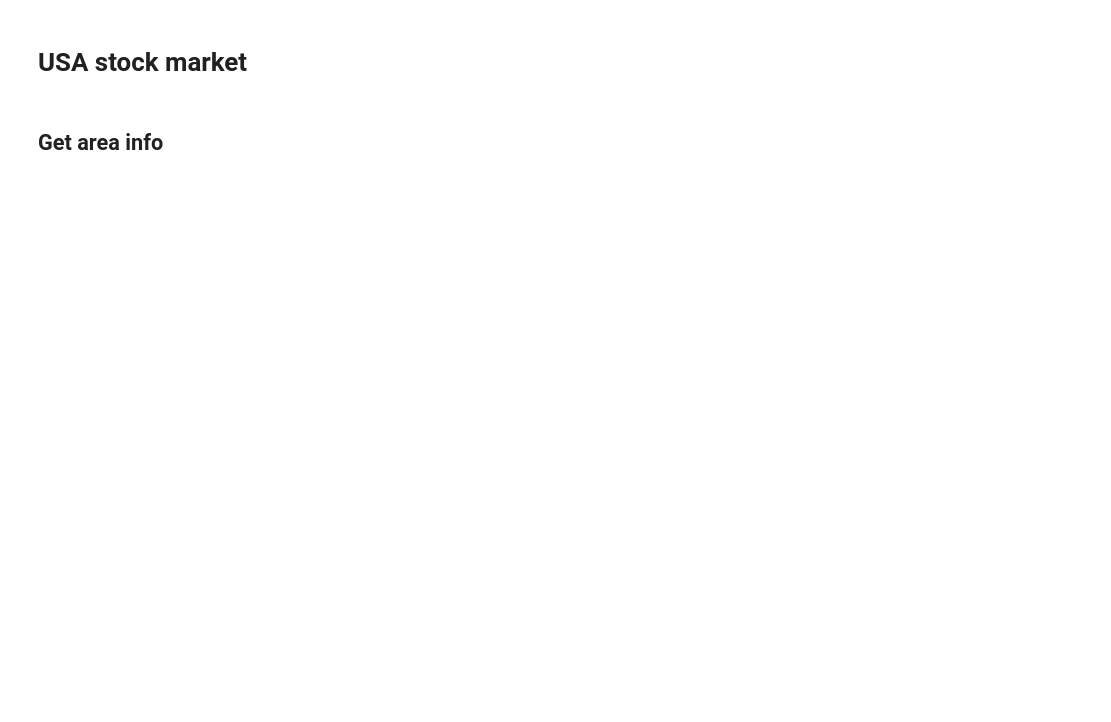
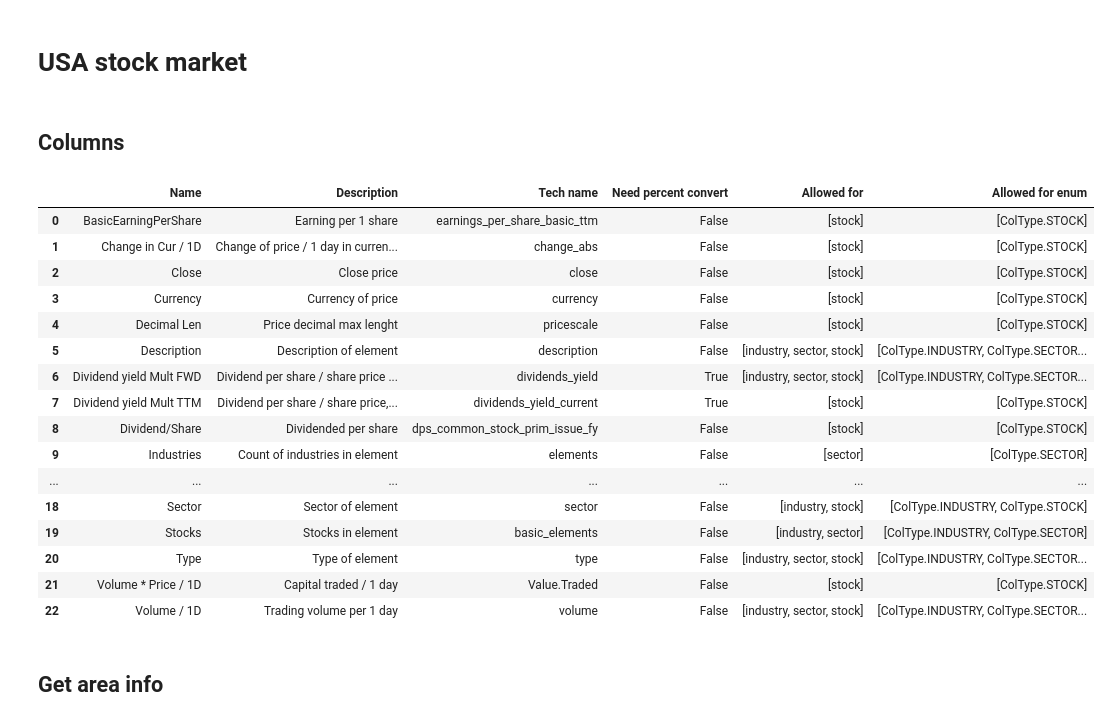
Before and after one commit to NNTrade/Tradingview.com-client, a Jupyter notebook: notebook/client_preview.ipynb, the cells around one changed output. Cells and saved outputs as stored; diff of their text form; code cells hidden in the pictures; blank space fills up the shorter version.

```diff
--- a/notebook/client_preview.ipynb
+++ b/notebook/client_preview.ipynb
@@ -5,3 +5,26 @@ from src.client.usa_stock_market.columns.column_list import dividend_yield_ttm,d
+# %% [markdown]
+## Columns
+# %%
+col_df = to_df(all_columns)
+col_df
+# %% [output]
+|  | Name | Description | Tech name | Need percent convert | Allowed for | Allowed for enum |
+| 0 | BasicEarningPerShare | Earning per 1 share | earnings_per_share_basic_ttm | False | [stock] | [ColType.STOCK] |
+| 1 | Change in Cur / 1D | Change of price / 1 day in curren... | change_abs | False | [stock] | [ColType.STOCK] |
+| 2 | Close | Close price | close | False | [stock] | [ColType.STOCK] |
+| 3 | Currency | Currency of price | currency | False | [stock] | [ColType.STOCK] |
+| 4 | Decimal Len | Price decimal max lenght | pricescale | False | [stock] | [ColType.STOCK] |
+| 5 | Description | Description of element | description | False | [industry, sector, stock] | [ColType.INDUSTRY, ColType.SECTOR... |
+| 6 | Dividend yield Mult FWD | Dividend per share / share price ... | dividends_yield | True | [industry, sector, stock] | [ColType.INDUSTRY, ColType.SECTOR... |
+| 7 | Dividend yield Mult TTM | Dividend per share / share price,... | dividends_yield_current | True | [stock] | [ColType.STOCK] |
+| 8 | Dividend/Share | Dividended per share | dps_common_stock_prim_issue_fy | False | [stock] | [ColType.STOCK] |
+| 9 | Industries | Count of industries in element | elements | False | [sector] | [ColType.SECTOR] |
+| ... | ... | ... | ... | ... | ... | ... |
+| 18 | Sector | Sector of element | sector | False | [industry, stock] | [ColType.INDUSTRY, ColType.STOCK] |
+| 19 | Stocks | Stocks in element | basic_elements | False | [industry, sector] | [ColType.INDUSTRY, ColType.SECTOR] |
+| 20 | Type | Type of element | type | False | [industry, sector, stock] | [ColType.INDUSTRY, ColType.SECTOR... |
+| 21 | Volume * Price / 1D | Capital traded / 1 day | Value.Traded | False | [stock] | [ColType.STOCK] |
+| 22 | Volume / 1D | Trading volume per 1 day | volume | False | [industry, sector, stock] | [ColType.INDUSTRY, ColType.SECTOR... |
 # %% [markdown]
 ## Get area info
 # %%
```
Also changed, not shown: parts of 5 cells of this notebook, 16 other files.
